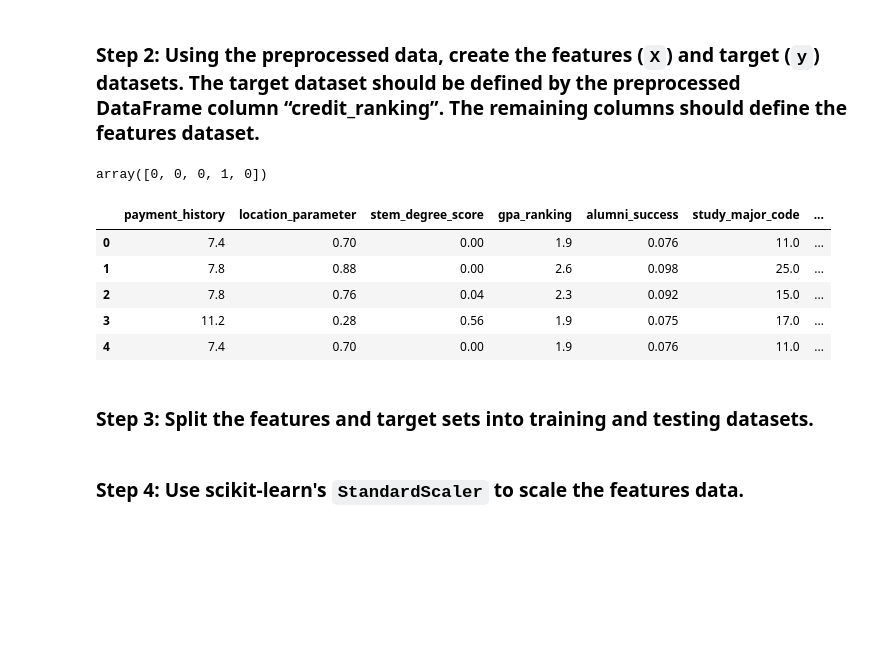
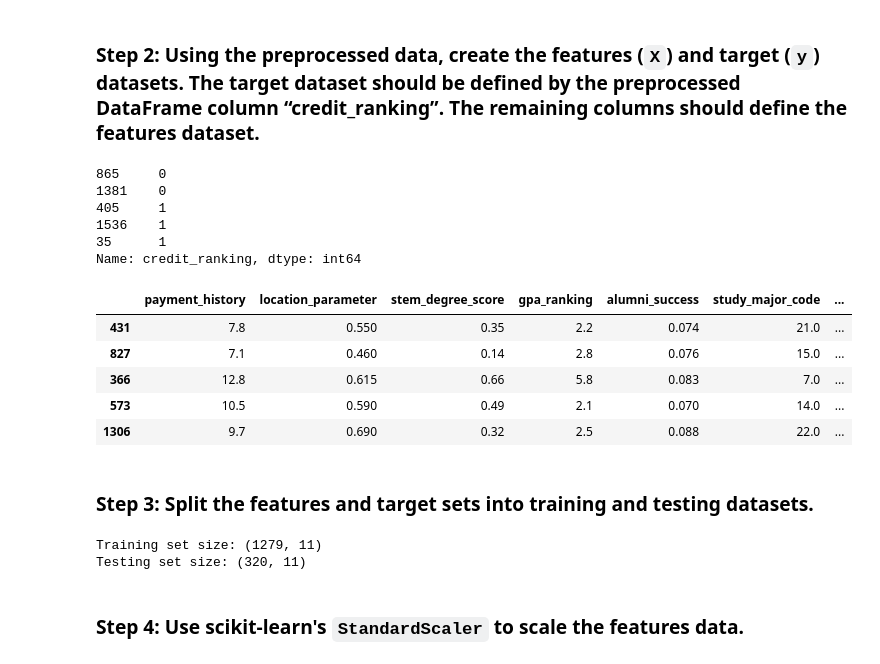
Before and after one commit to dm-abreu/neural-network-challenge-1, a Jupyter notebook: student_loans_with_deep_learning-dma.ipynb, the cells around one changed output. Saved outputs shown, nothing was run; the diff lists cells and outputs as text; code cells hidden in the pictures; blank space fills up the shorter version.

```diff
--- a/student_loans_with_deep_learning-dma.ipynb
+++ b/student_loans_with_deep_learning-dma.ipynb
@@ -55,31 +68,43 @@ Name: credit_ranking, dtype: int64
 ### Step 2: Using the preprocessed data, create the features (`X`) and target (`y`) datasets. The target dataset should be defined by the preprocessed DataFrame column “credit_ranking”. The remaining columns should define the features dataset.
 # %%
 # Define the target set y using the credit_ranking column
-y = loans_df['credit_ranking'].values.reshape(-1, 1)
+y = loans_df['credit_ranking']
 
 # Display a sample of y
-y
+y.sample(5)
 # %% [output]
-array([0, 0, 0, 1, 0])
+865     0
+1381    0
+405     1
+1536    1
+35      1
+Name: credit_ranking, dtype: int64
 # %%
 # Define features set X by selecting all columns but credit_ranking
-X = loans_df.drop(columns=['credit_ranking'])
+X = loans_df.drop('credit_ranking', axis=1)
 
 # Review the features DataFrame
-X
+X.sample(5)
 # %% [output]
 |  | payment_history | location_parameter | stem_degree_score | gpa_ranking | alumni_success | study_major_code | ... |
-| 0 | 7.4 | 0.70 | 0.00 | 1.9 | 0.076 | 11.0 | ... |
-| 1 | 7.8 | 0.88 | 0.00 | 2.6 | 0.098 | 25.0 | ... |
-| 2 | 7.8 | 0.76 | 0.04 | 2.3 | 0.092 | 15.0 | ... |
-| 3 | 11.2 | 0.28 | 0.56 | 1.9 | 0.075 | 17.0 | ... |
-| 4 | 7.4 | 0.70 | 0.00 | 1.9 | 0.076 | 11.0 | ... |
+| 431 | 7.8 | 0.550 | 0.35 | 2.2 | 0.074 | 21.0 | ... |
+| 827 | 7.1 | 0.460 | 0.14 | 2.8 | 0.076 | 15.0 | ... |
+| 366 | 12.8 | 0.615 | 0.66 | 5.8 | 0.083 | 7.0 | ... |
+| 573 | 10.5 | 0.590 | 0.49 | 2.1 | 0.070 | 14.0 | ... |
+| 1306 | 9.7 | 0.690 | 0.32 | 2.5 | 0.088 | 22.0 | ... |
 # %% [markdown]
 ### Step 3: Split the features and target sets into training and testing datasets.
 # %%
 # Split the preprocessed data into a training and testing dataset
 # Assign the function a random_state equal to 1
-X_train, X_test, y_train, y_test = train_test_split(X, y, random_state=1)
+X_train, X_test, y_train, y_test = train_test_split(X, y, test_size=0.2, random_state=1)
+
+# Confirmation
+print(f"Training set size: {X_train.shape}")
+print(f"Testing set size: {X_test.shape}")
+# %% [output]
+Training set size: (1279, 11)
+Testing set size: (320, 11)
 # %% [markdown]
 ### Step 4: Use scikit-learn's `StandardScaler` to scale the features data.
 # %%
```
Also changed, not shown: parts of 11 cells of this notebook.
